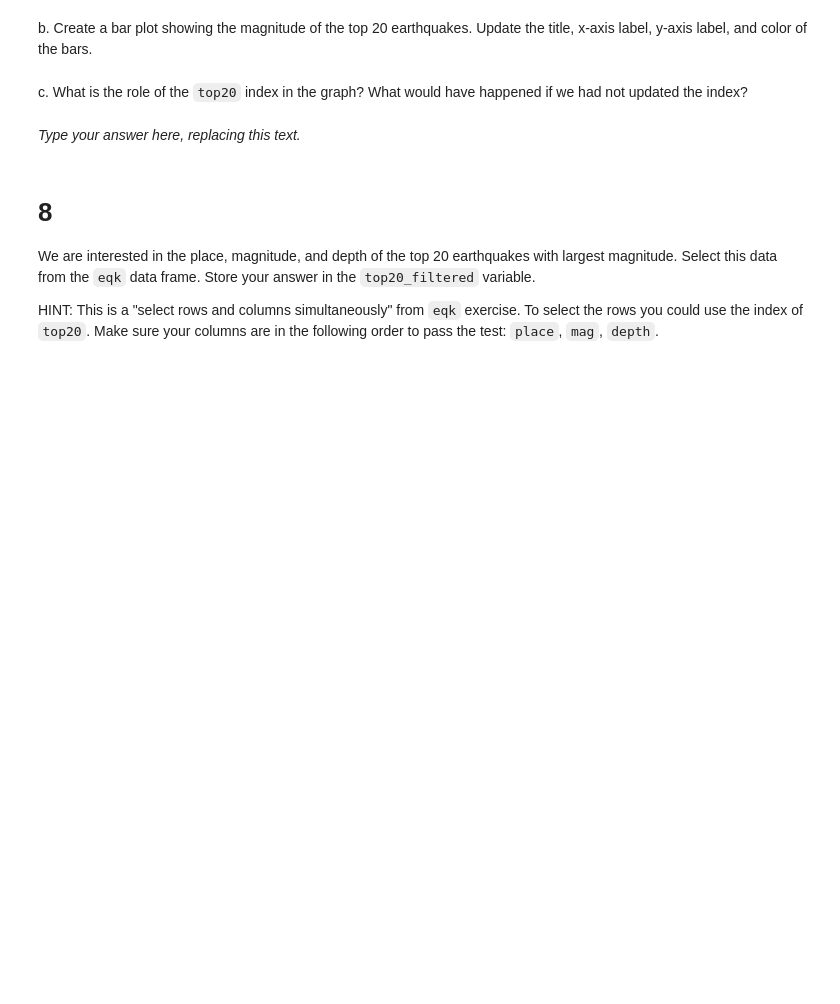
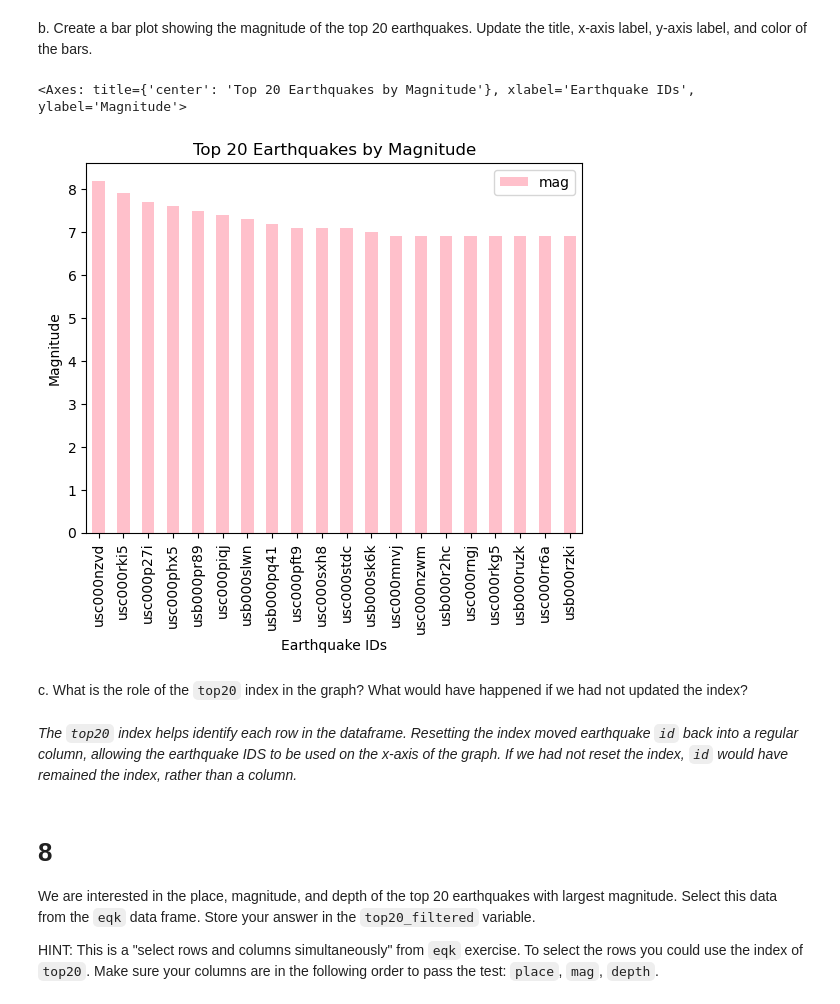
Before and after one commit to farahjstack/eds220-hwk1, a Jupyter notebook: task3/hwk1-task3-earthquakes.ipynb, the cells around one changed output. Cells and saved outputs as stored; diff of their text form; code cells hidden in the pictures; blank space fills up the shorter version.

```diff
--- a/task3/hwk1-task3-earthquakes.ipynb
+++ b/task3/hwk1-task3-earthquakes.ipynb
@@ -199,3 +198,6 @@ top20 = ...
+# %%
+# Find 20 largest earthquakes with largest magnitude
+top20 = eqk['mag'].nlargest(20).reset_index()
 # %%
 # View the dataframe
 top20
@@ -228,14 +243,27 @@ q7_a results:
 <!-- BEGIN QUESTION -->
 
 b. Create a bar plot showing the magnitude of the top 20 earthquakes. Update the title, x-axis label, y-axis label, and color of the bars.
+# %%
+# Make a bar plot
+top20.plot(kind='bar',
+          x='id',
+          y='mag',
+          xlabel='Earthquake IDs',
+          ylabel='Magnitude',
+          color='pink',
+           title='Top 20 Earthquakes by Magnitude'
+          )
+# %% [output]
+<Axes: title={'center': 'Top 20 Earthquakes by Magnitude'}, xlabel='Earthquake IDs', ylabel='Magnitude'>
+[figure, added]
 # %% [markdown]
 <!-- END QUESTION -->
 
 <!-- BEGIN QUESTION -->
 
 c. What is the role of the `top20` index in the graph? What would have happened if we had not updated the index?
-# %% [markdown]
-_Type your answer here, replacing this text._
+# %% [markdown]
+_The `top20` index helps identify each row in the dataframe. Resetting the index moved earthquake `id` back into a regular column, allowing the earthquake IDS to be used on the x-axis of the graph. If we had not reset the index, `id` would have remained the index, rather than a column._
 # %% [markdown]
 <!-- END QUESTION -->
 
```
Also changed, not shown: parts of 4 cells of this notebook.
